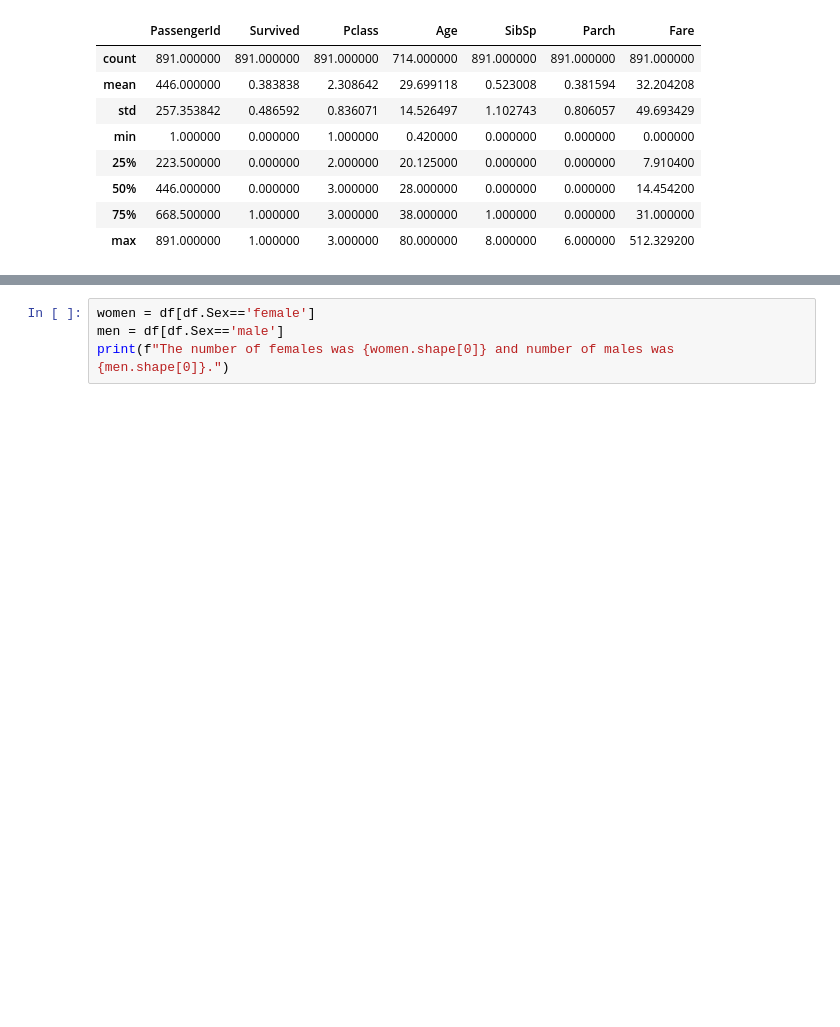
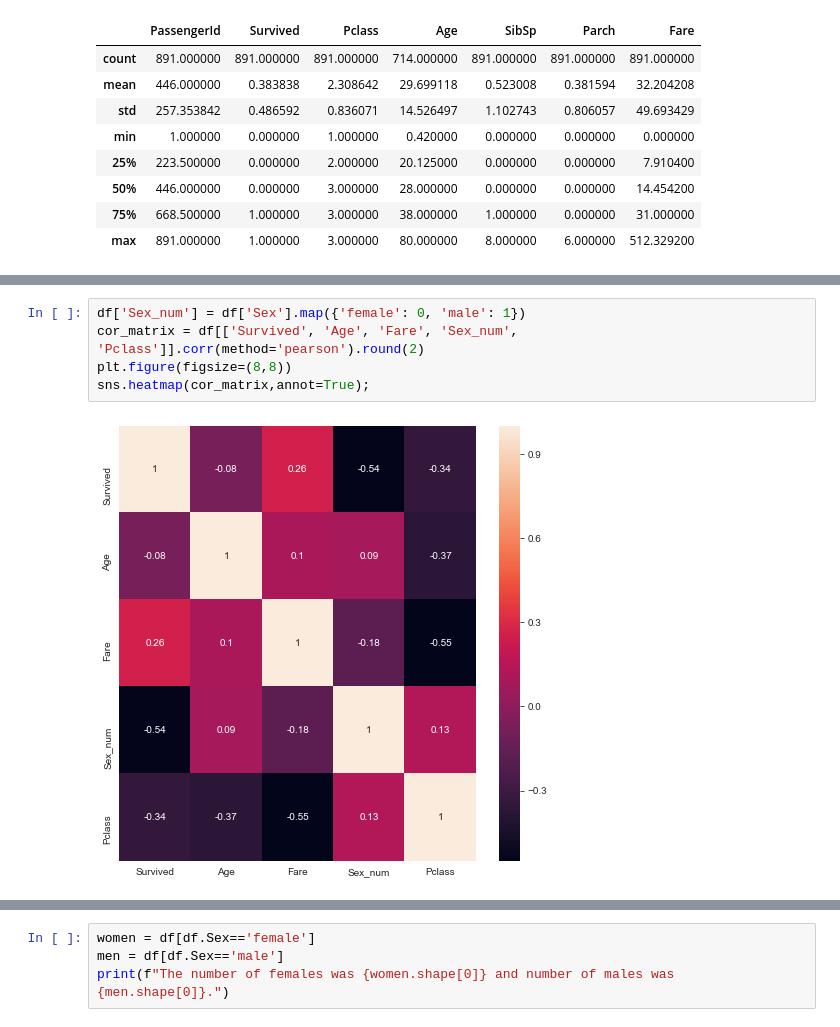
Before and after one commit to arsalanfardi/Titanic-Survival-Prediction, a Jupyter notebook: Titanic_Survival_Prediction.ipynb, the cells around one changed output, grey strips where cells are left out. Saved outputs shown, nothing was run; the diff lists cells and outputs as text; blank space fills up the shorter version.

```diff
--- a/Titanic_Survival_Prediction.ipynb
+++ b/Titanic_Survival_Prediction.ipynb
@@ -88 +115,8 @@ sns.heatmap(cor_matrix,annot=True, cmap="YlGnBu");
+# %%
+df['Sex_num'] = df['Sex'].map({'female': 0, 'male': 1})
+cor_matrix = df[['Survived', 'Age', 'Fare', 'Sex_num', 'Pclass']].corr(method='pearson').round(2)
+plt.figure(figsize=(8,8))
+sns.heatmap(cor_matrix,annot=True);
+# %% [output]
+[figure, added]
 # %% [markdown]
```
Also changed, not shown: parts of 74 cells of this notebook.
